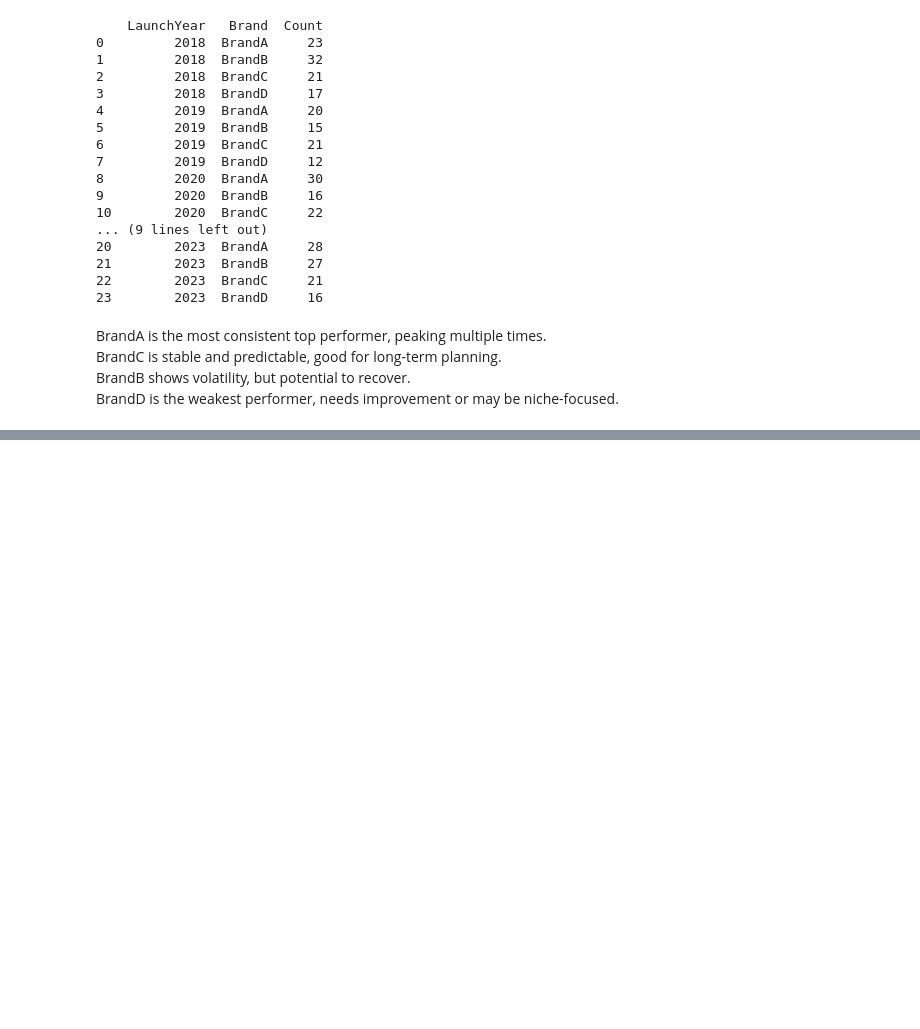
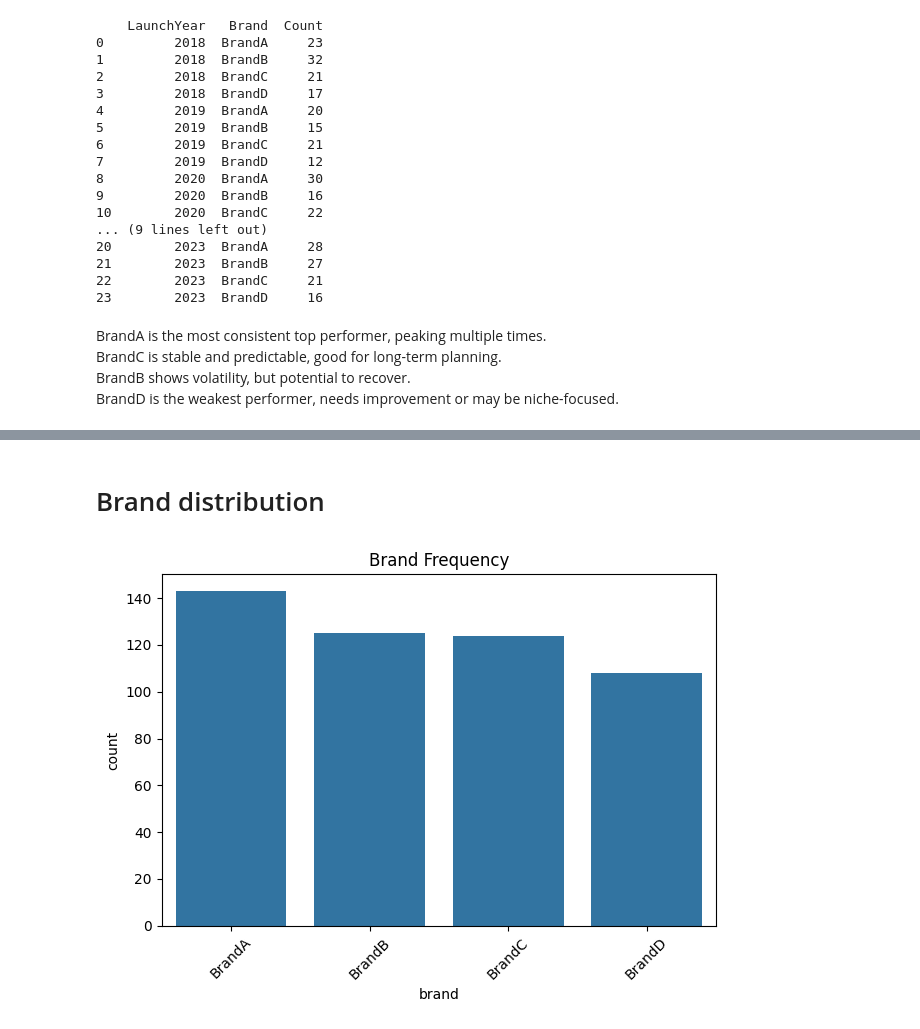
Before and after one commit to sachinn854/Product-Demand-Forecasting, a Jupyter notebook: EDA/product_info.ipynb, the cells around one changed output, grey strips where cells are left out. Cells and saved outputs as stored; diff of their text form; code cells hidden in the pictures; blank space fills up the shorter version.

```diff
--- a/EDA/product_info.ipynb
+++ b/EDA/product_info.ipynb
@@ -339,0 +346,10 @@ BrandD is the weakest performer, needs improvement or may be niche-focused.<br>
+# %% [markdown]
+# Brand distribution
+# %%
+sns.countplot(data=df, x='brand', order=df['brand'].value_counts().index)
+plt.title("Brand Frequency")
+plt.xticks(rotation=45)
+plt.tight_layout()
+plt.show()
+# %% [output]
+[figure, added]
```
Also changed, not shown: parts of 19 cells of this notebook.
